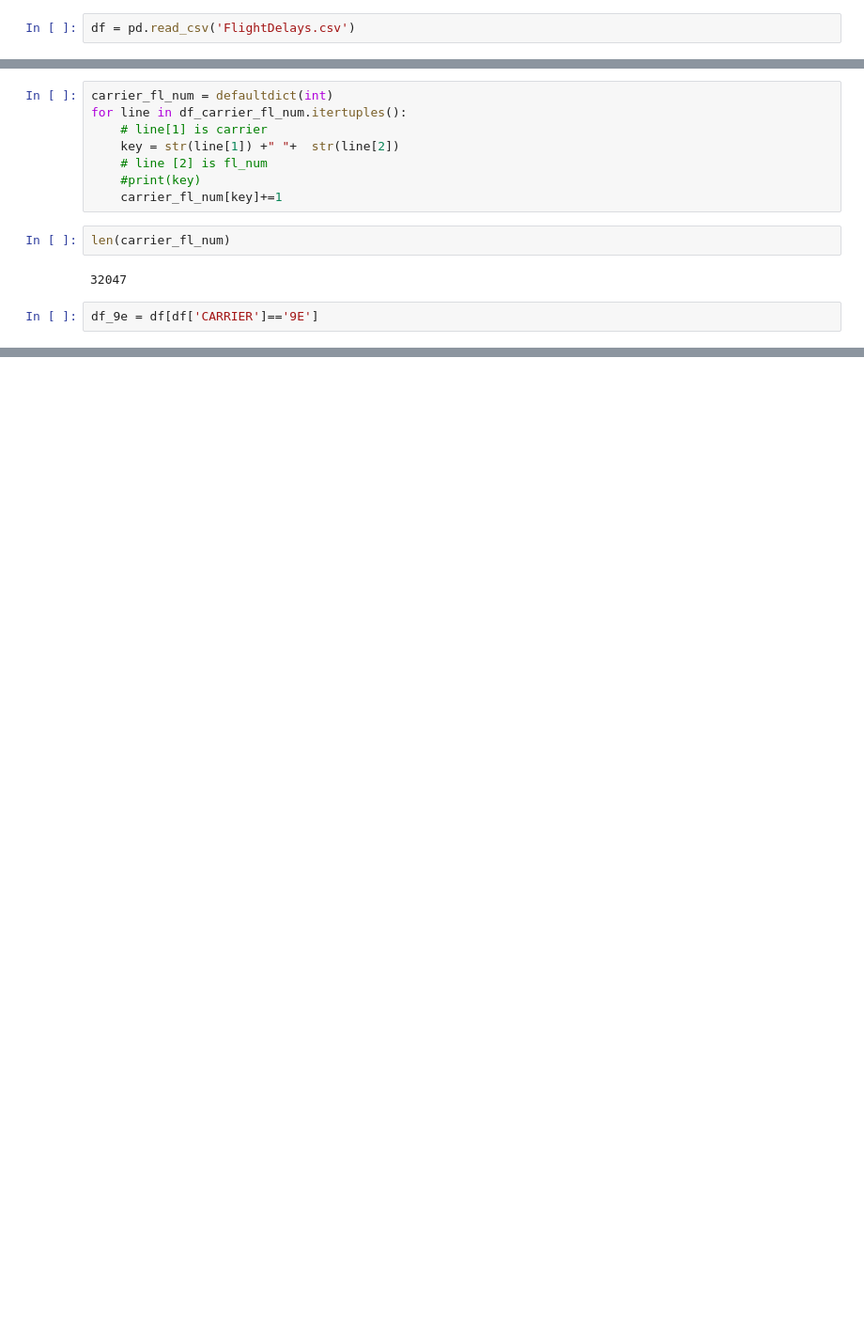
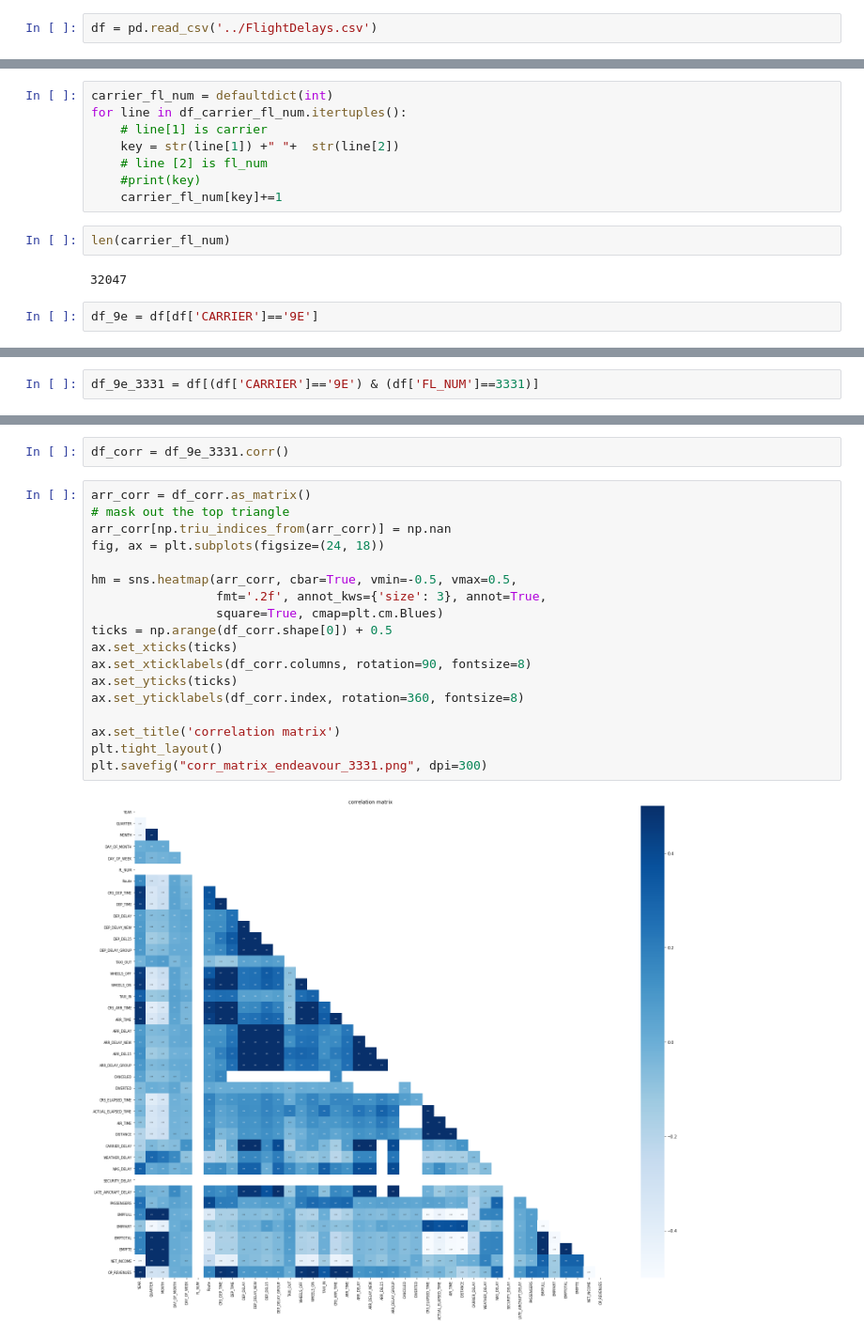
Before and after one commit to sukantoguha/Data-Pirates, a Jupyter notebook: Airlines.ipynb, the cells around one changed output, grey strips where cells are left out. Shown: that part at 94% size. Saved outputs shown, nothing was run; the diff lists cells and outputs as text; blank space fills up the shorter version.

```diff
--- a/Airlines.ipynb
+++ b/Airlines.ipynb
@@ -7,7 +7,7 @@ from tqdm import tqdm_notebook
 from collections import defaultdict
 import json
 # %%
-df = pd.read_csv('FlightDelays.csv')
+df = pd.read_csv('../FlightDelays.csv')
 # %%
 carrier = defaultdict(int) # number of comments per subreddit
 fl_num = defaultdict(int) # number of comments per user
@@ -110,0 +48,2 @@ df_9e
+# %%
+df_9e_3331 = df[(df['CARRIER']=='9E') & (df['FL_NUM']==3331)]
@@ -110,0 +79,22 @@ df_9e
+# %%
+df_corr = df_9e_3331.corr()
+# %%
+arr_corr = df_corr.as_matrix()
+# mask out the top triangle
+arr_corr[np.triu_indices_from(arr_corr)] = np.nan
+fig, ax = plt.subplots(figsize=(24, 18))
+
+hm = sns.heatmap(arr_corr, cbar=True, vmin=-0.5, vmax=0.5,
+                 fmt='.2f', annot_kws={'size': 3}, annot=True,
+                 square=True, cmap=plt.cm.Blues)
+ticks = np.arange(df_corr.shape[0]) + 0.5
+ax.set_xticks(ticks)
+ax.set_xticklabels(df_corr.columns, rotation=90, fontsize=8)
+ax.set_yticks(ticks)
+ax.set_yticklabels(df_corr.index, rotation=360, fontsize=8)
+
+ax.set_title('correlation matrix')
+plt.tight_layout()
+plt.savefig("corr_matrix_endeavour_3331.png", dpi=300)
+# %% [output]
+[figure, added]
```
Also changed, not shown: parts of 58 cells of this notebook.
